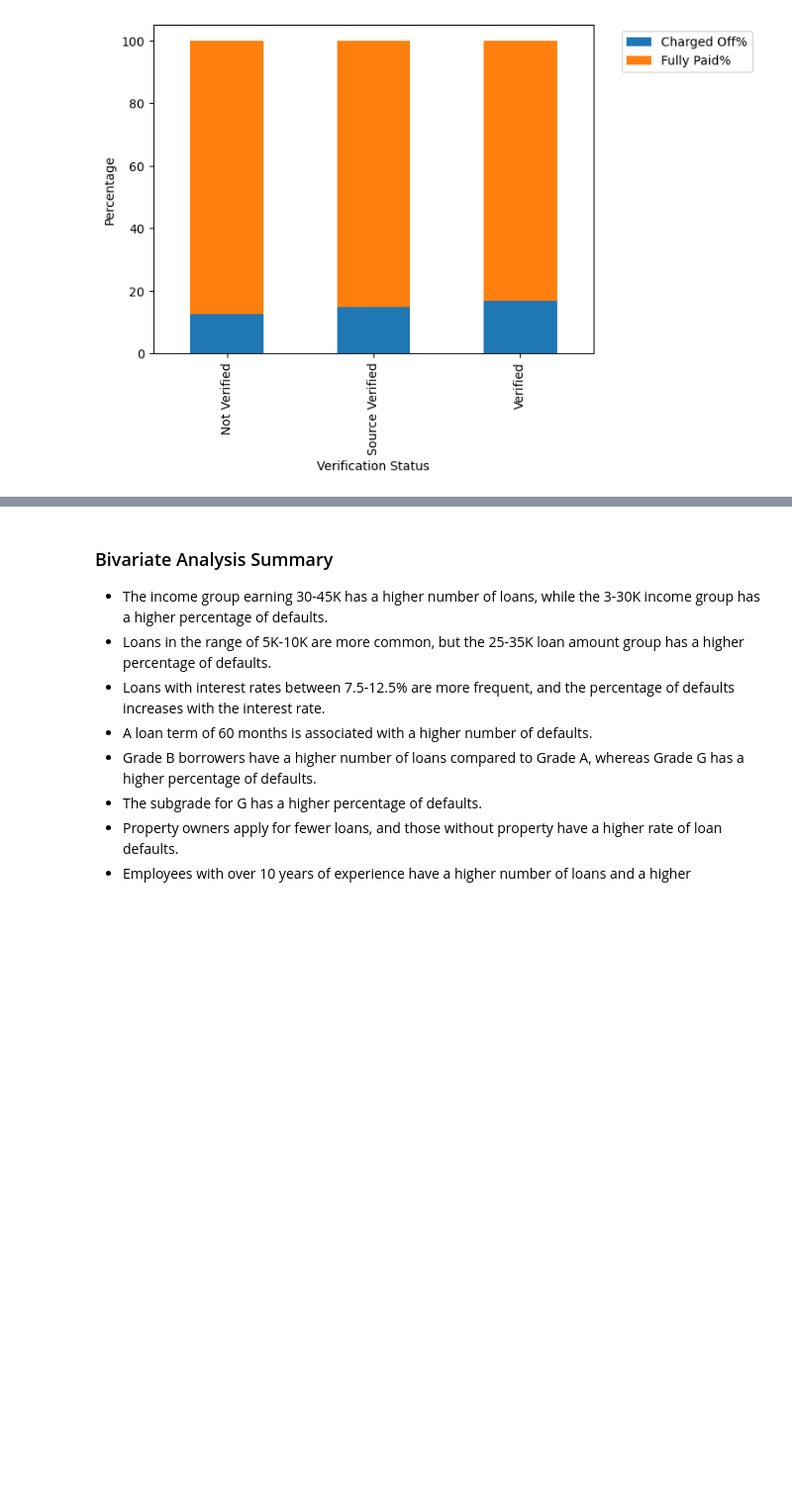
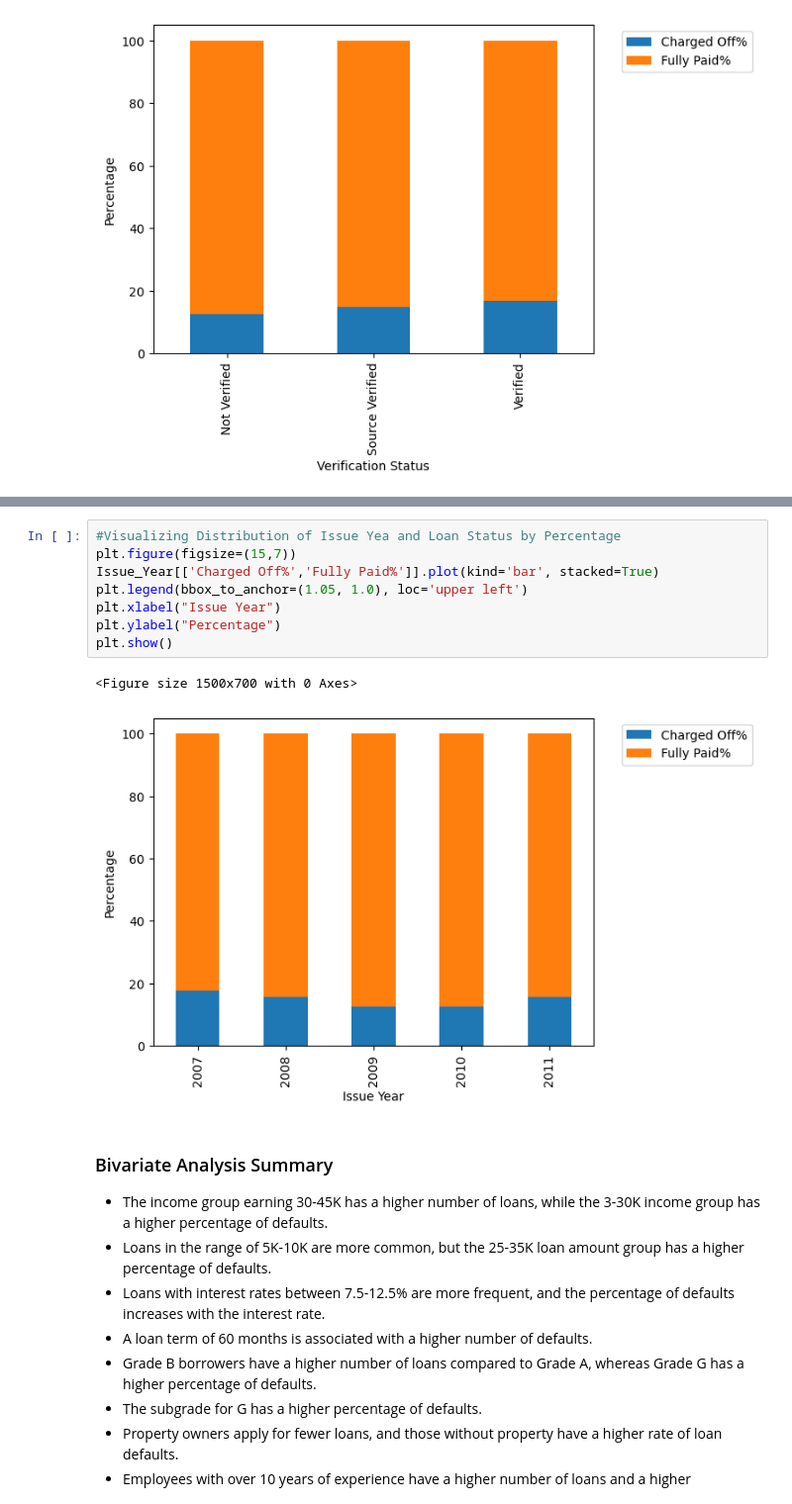
Before and after one commit to chetanrajhans/Lending_Club_Case_Study, a Jupyter notebook: Lending_Club_Case_Study.ipynb, the cells around one changed output, grey strips where cells are left out. Shown at 99% size. Cells and saved outputs as stored; diff of their text form; blank space fills up the shorter version.

```diff
--- a/Lending_Club_Case_Study.ipynb
+++ b/Lending_Club_Case_Study.ipynb
@@ -1646,3 +1680,14 @@ plt.show()
+# %%
+#Visualizing Distribution of Issue Yea and Loan Status by Percentage
+plt.figure(figsize=(15,7))
+Issue_Year[['Charged Off%','Fully Paid%']].plot(kind='bar', stacked=True)
+plt.legend(bbox_to_anchor=(1.05, 1.0), loc='upper left')
+plt.xlabel("Issue Year")
+plt.ylabel("Percentage")
+plt.show()
+# %% [output]
+<Figure size 1500x700 with 0 Axes>
+[figure, added]
 # %% [markdown]
 ### Bivariate Analysis Summary
 - The income group earning 30-45K has a higher number of loans, while the 3-30K income group has a higher percentage of defaults.
```
Also changed, not shown: parts of 15 cells of this notebook, 2 other files.
